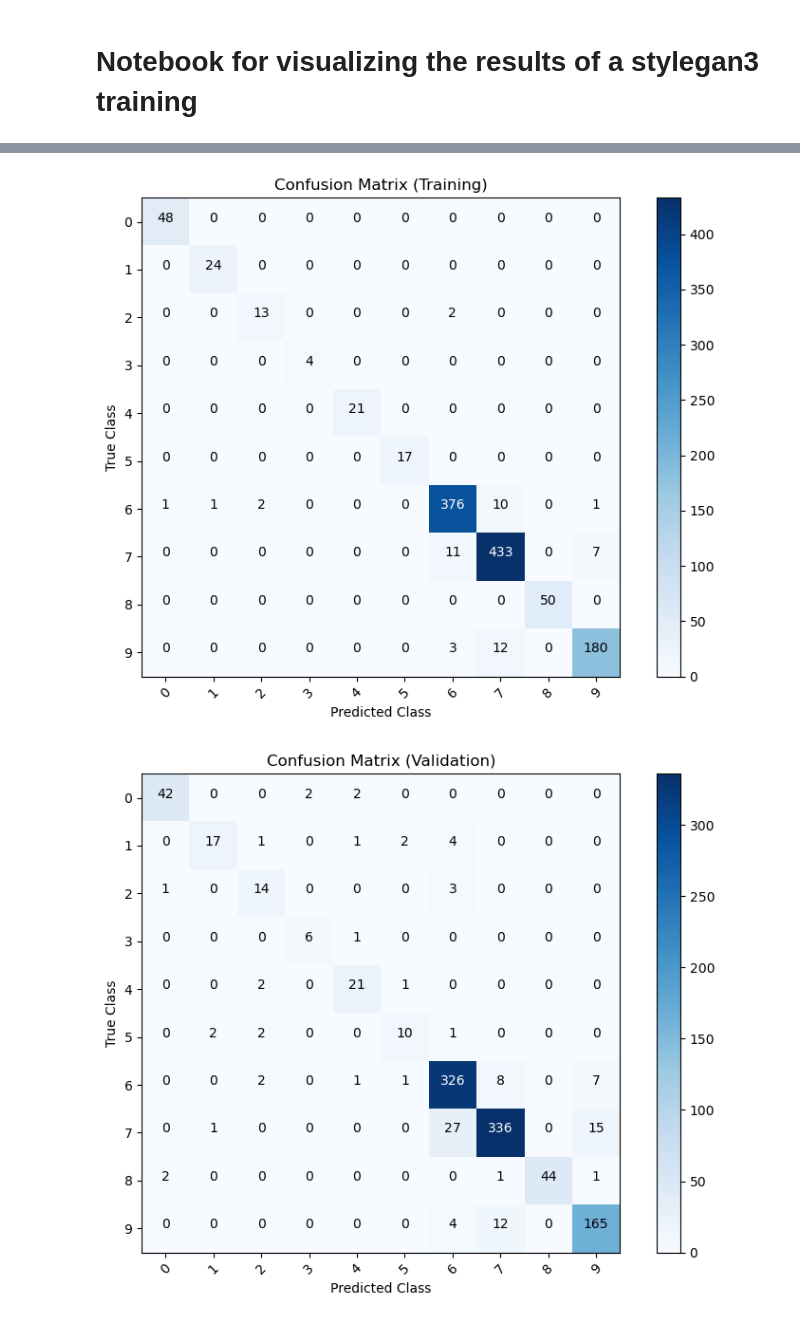
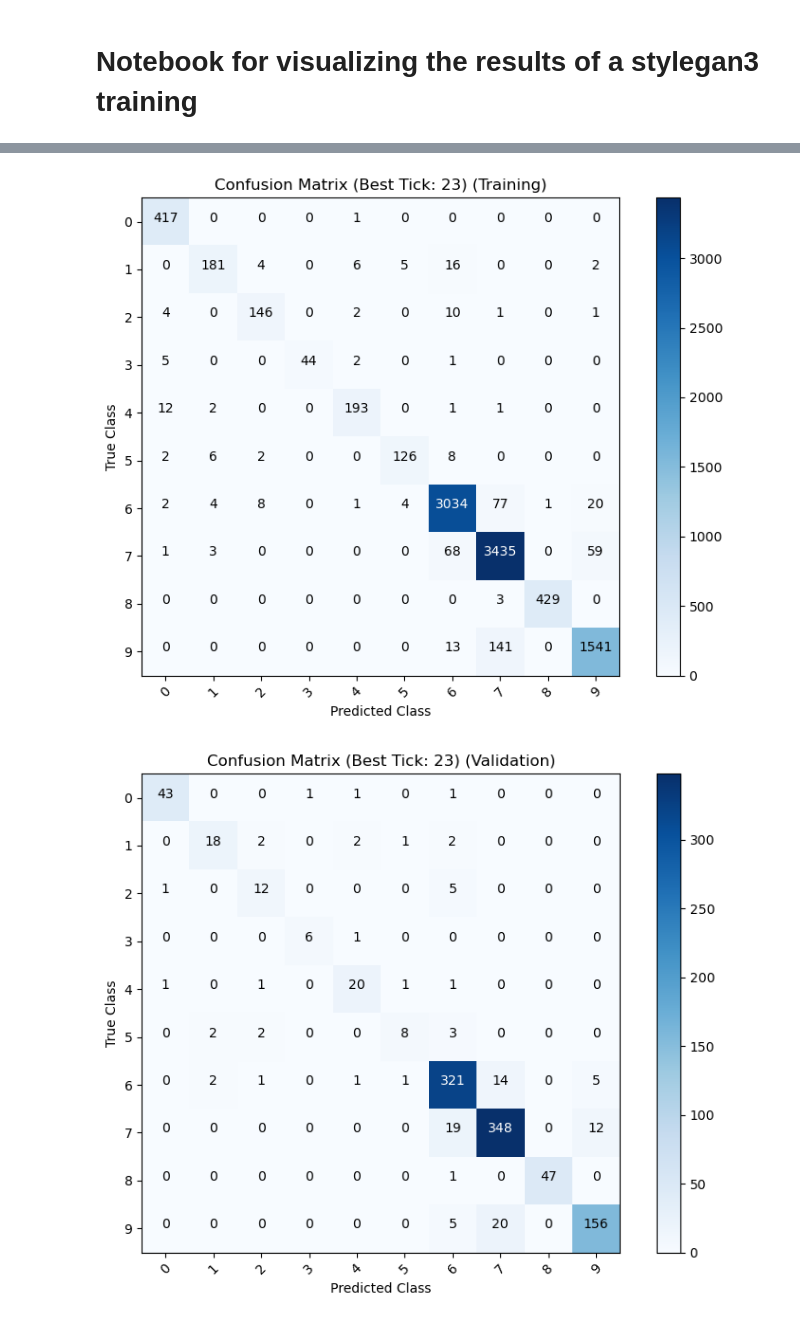
Before and after one commit to antongomez/Conditional-StyleGAN3, a Jupyter notebook: visualize.ipynb, the cells around one changed output, grey strips where cells are left out. Cells and saved outputs as stored; diff of their text form; code cells hidden in the pictures.

Commit message:
Add validation arg

```diff
--- a/visualize.ipynb
+++ b/visualize.ipynb
@@ -5,7 +5,7 @@ import os, json
 import matplotlib.pyplot as plt
 
 results_dir = "training-runs/OITAVEN_TRAIN"
-experiment_name = "00000-stylegan3-t-oitaven_train-gpus2-batch64-gamma0.125"
+experiment_name = "00002-stylegan3-t-oitaven_train-gpus2-batch64-gamma0.125"
 
 file_name = "stats.jsonl"
 
@@ -514,30 +647,32 @@ if "oitaven" in experiment_name:
     colors = [class_colors[c] for c in minority_class_labels]
     plot_metric(
         metrics,
-        metrics=[f"Accuracy/val/{c}" for c in minority_class_labels],
+        metrics_to_plot=[f"Accuracy/val/{c}" for c in minority_class_labels],
         x_axis="Progress/tick",
         marker=None,
         ylim=(0, 1),
         colors=colors,
         title="Terra, Pedras, Asfalto, Formigón, Tellados vs Progress/tick",
+        labels=[class_names[c] for c in minority_class_labels],
     )
     mayority_class_labels = [0, 6, 7, 8, 9]
     colors = [class_colors[c] for c in mayority_class_labels]
     plot_metric(
         metrics,
-        metrics=[f"Accuracy/val/{c}" for c in mayority_class_labels],
+        metrics_to_plot=[f"Accuracy/val/{c}" for c in mayority_class_labels],
         x_axis="Progress/tick",
         marker=None,
         ylim=(0, 1),
         colors=colors,
         title="Auga, Prados, Árbores Nativas, Piñeiros, Eucaliptos vs Progress/tick",
+        labels=[class_names[c] for c in mayority_class_labels],
     )
 else:
     first_class_labels = [0, 1, 2, 3, 4]
     colors = [class_colors[c] for c in first_class_labels]
     plot_metric(
         metrics,
-        metrics=[f"Accuracy/val/{c}" for c in first_class_labels],
+        metrics_to_plot=[f"Accuracy/val/{c}" for c in first_class_labels],
         x_axis="Progress/tick",
         marker=None,
         ylim=(0, 1),
@@ -548,7 +683,7 @@ else:
     colors = [class_colors[c] for c in last_class_labels]
     plot_metric(
         metrics,
-        metrics=[f"Accuracy/val/{c}" for c in last_class_labels],
+        metrics_to_plot=[f"Accuracy/val/{c}" for c in last_class_labels],
         x_axis="Progress/tick",
         marker=None,
         ylim=(0, 1),
@@ -561,8 +696,10 @@ else:
 # %%
-confusion_matrix = extract_confusion_matrix(jsonl_data, class_labels=class_labels, progress_tick=None, val=False)
-plot_confusion_matrix(confusion_matrix, class_labels=class_labels, title="Confusion Matrix (Training)")
-confusion_matrix = extract_confusion_matrix(jsonl_data, class_labels=class_labels, progress_tick=None, val=True)
-plot_confusion_matrix(confusion_matrix, class_labels=class_labels, title="Confusion Matrix (Validation)")
+best_tick = identify_best_tick(metrics, key="Loss/D/classification/real/val")
+title = f"Confusion Matrix (Best Tick: {best_tick})" if best_tick is not None else "Confusion Matrix (Last Entry)"
+confusion_matrix = extract_confusion_matrix(jsonl_data, class_labels=class_labels, tick=best_tick, val=False)
+plot_confusion_matrix(confusion_matrix, class_labels=class_labels, title=title + " (Training)")
+confusion_matrix = extract_confusion_matrix(jsonl_data, class_labels=class_labels, tick=best_tick, val=True)
+plot_confusion_matrix(confusion_matrix, class_labels=class_labels, title=title + " (Validation)")
 # %% [output]
-[figure, old version]
+[figure, new version]
-[figure, old version]
+[figure, new version]
```
Also changed, not shown: parts of 10 cells of this notebook, 4 other files.
